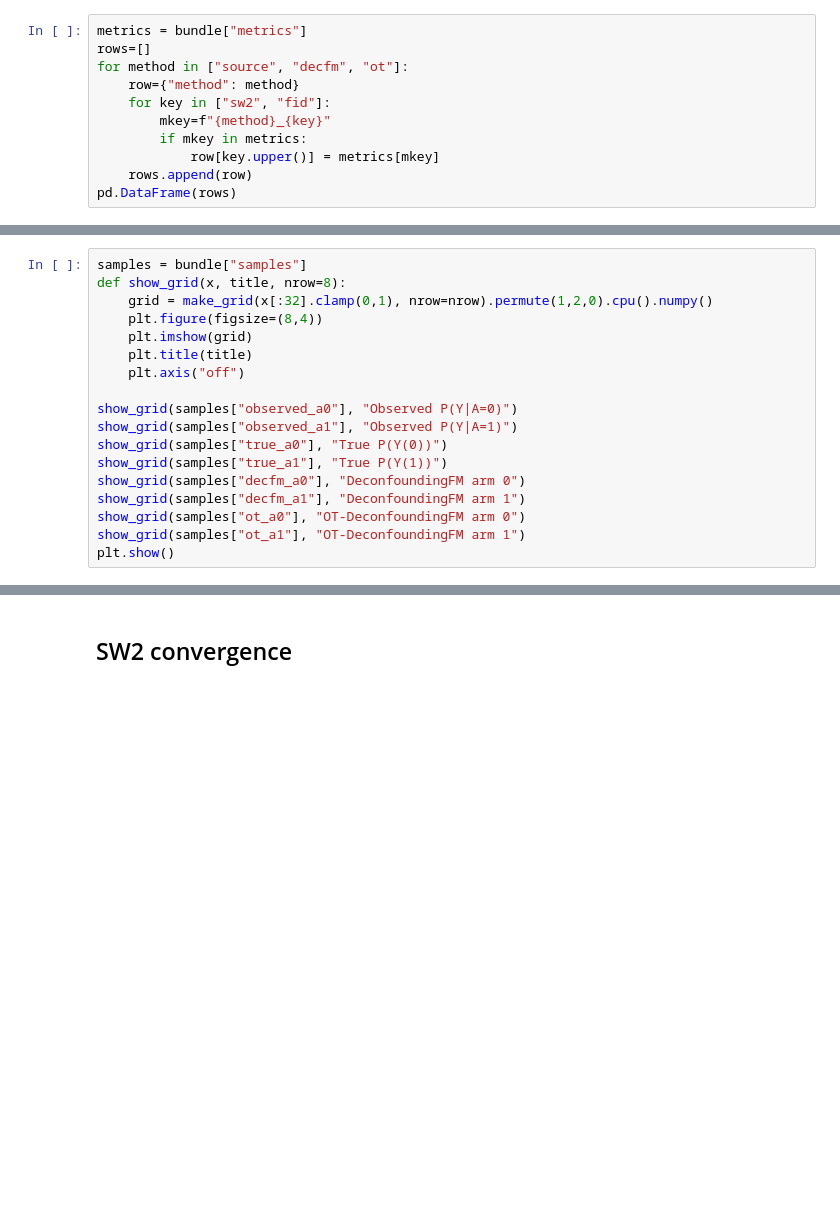
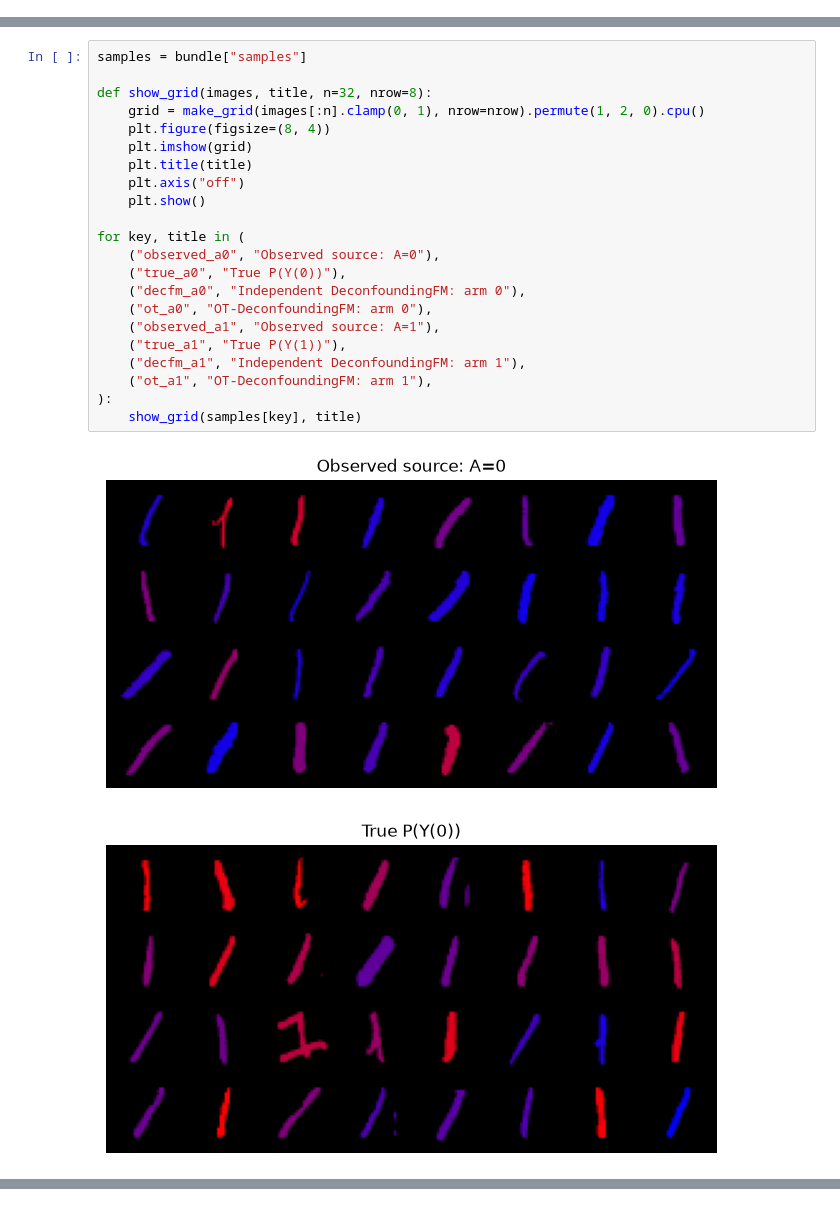
Before and after one commit to HWDance/DeconfoundingFlowMatching, a Jupyter notebook: examples/cmnist/demo.ipynb, the cells around one changed output, grey strips where cells are left out. Saved outputs shown, nothing was run; the diff lists cells and outputs as text; blank space fills up the shorter version.

Commit message:
Refresh CMNIST independent and OT study

```diff
--- a/examples/cmnist/demo.ipynb
+++ b/examples/cmnist/demo.ipynb
@@ -33,11 +39,0 @@ bundle.keys()
-# %%
-metrics = bundle["metrics"]
-rows=[]
-for method in ["source", "decfm", "ot"]:
-    row={"method": method}
-    for key in ["sw2", "fid"]:
-        mkey=f"{method}_{key}"
-        if mkey in metrics:
-            row[key.upper()] = metrics[mkey]
-    rows.append(row)
-pd.DataFrame(rows)
@@ -46,18 +63,25 @@ pd.DataFrame(rows)
 # %%
 samples = bundle["samples"]
-def show_grid(x, title, nrow=8):
-    grid = make_grid(x[:32].clamp(0,1), nrow=nrow).permute(1,2,0).cpu().numpy()
-    plt.figure(figsize=(8,4))
+
+def show_grid(images, title, n=32, nrow=8):
+    grid = make_grid(images[:n].clamp(0, 1), nrow=nrow).permute(1, 2, 0).cpu()
+    plt.figure(figsize=(8, 4))
     plt.imshow(grid)
     plt.title(title)
     plt.axis("off")
+    plt.show()
 
-show_grid(samples["observed_a0"], "Observed P(Y|A=0)")
-show_grid(samples["observed_a1"], "Observed P(Y|A=1)")
-show_grid(samples["true_a0"], "True P(Y(0))")
-show_grid(samples["true_a1"], "True P(Y(1))")
-show_grid(samples["decfm_a0"], "DeconfoundingFM arm 0")
-show_grid(samples["decfm_a1"], "DeconfoundingFM arm 1")
-show_grid(samples["ot_a0"], "OT-DeconfoundingFM arm 0")
-show_grid(samples["ot_a1"], "OT-DeconfoundingFM arm 1")
-plt.show()
+for key, title in (
+    ("observed_a0", "Observed source: A=0"),
+    ("true_a0", "True P(Y(0))"),
+    ("decfm_a0", "Independent DeconfoundingFM: arm 0"),
+    ("ot_a0", "OT-DeconfoundingFM: arm 0"),
+    ("observed_a1", "Observed source: A=1"),
+    ("true_a1", "True P(Y(1))"),
+    ("decfm_a1", "Independent DeconfoundingFM: arm 1"),
+    ("ot_a1", "OT-DeconfoundingFM: arm 1"),
+):
+    show_grid(samples[key], title)
+# %% [output]
+[figure, added]
+[figure, added]
@@ -64,2 +93,0 @@ plt.show()
-# %% [markdown]
-## SW2 convergence
```
Also changed, not shown: parts of 29 cells of this notebook, 41 other files.
